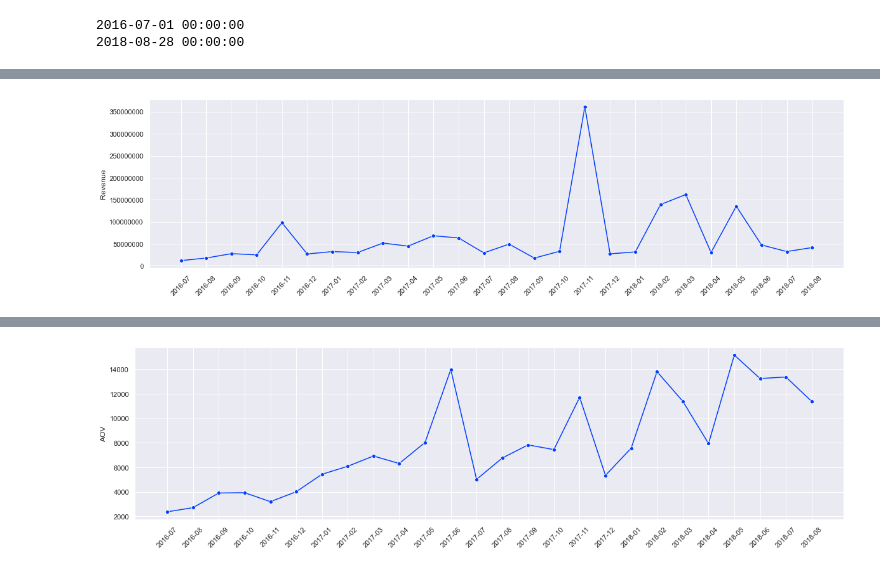
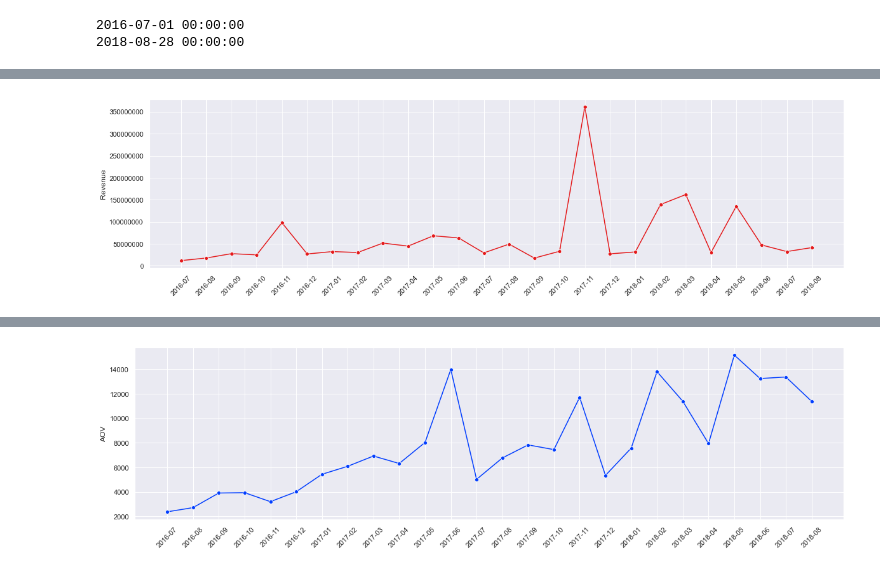
Before and after one commit to LiangYuDer/E-commerce-Analysis, a Jupyter notebook: ec_analysis.ipynb, the cells around one changed output, grey strips where cells are left out. Drawn from its saved outputs; the diff is of its cells as text; code cells hidden in the pictures.

```diff
--- a/ec_analysis.ipynb
+++ b/ec_analysis.ipynb
@@ -127,14 +115,14 @@ revenue
 # %%
 fig, ax = plt.subplots(figsize=(20, 5))
-sns.set(style="darkgrid", palette="bright")
+sns.set(style="darkgrid", palette="Set1")
 sns.lineplot(data=revenue, x="Year_Month", y="grand_total",marker="o")
 ax.yaxis.get_major_formatter().set_scientific(False)
 #ax.yaxis.get_major_formatter().set_useOffset(False)
 ax.set_xlabel('')
 ax.set_ylabel('Revenue')
 plt.xticks(rotation=45);
 # %% [output]
-[figure, old version]
+[figure, new version]
 # %%
 created_at_y_m = dt["Year"].astype(str) + "-" + dt["Month"]
 dt.insert(0,"Year_Month",created_at_y_m)
```
Also changed, not shown: parts of 25 cells of this notebook.
